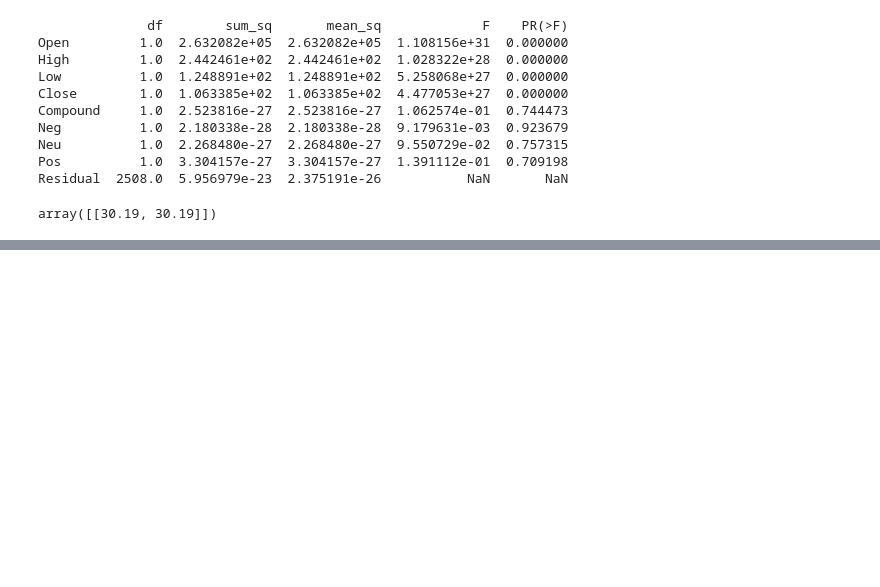
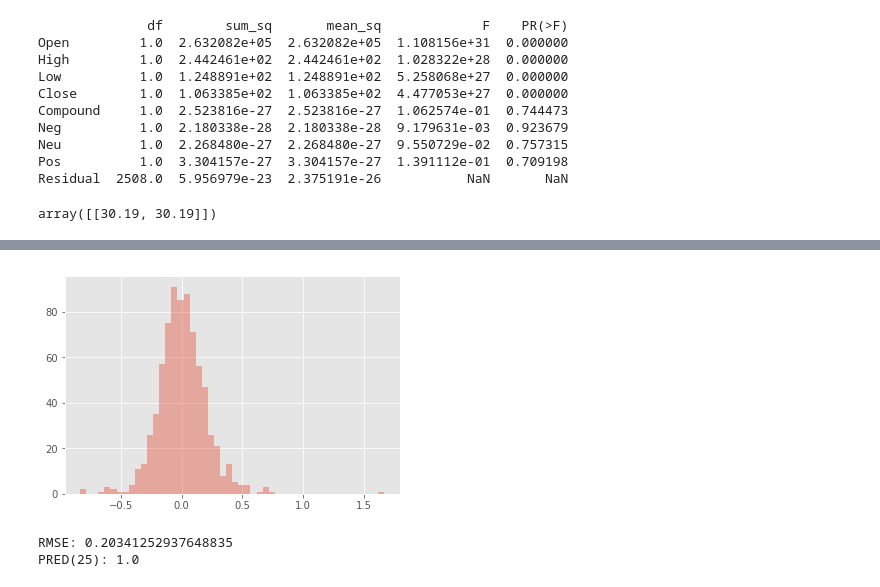
Before and after one commit to micattia/Capstone, a Jupyter notebook: 05_Exprimental_Test.ipynb, the cells around one changed output, grey strips where cells are left out. Drawn from its saved outputs; the diff is of its cells as text; code cells hidden in the pictures; blank space fills up the shorter version.

```diff
--- a/05_Exprimental_Test.ipynb
+++ b/05_Exprimental_Test.ipynb
@@ -177,0 +178,20 @@ Length: 756, dtype: float64
+# %%
+################################################################################
+# TEST 2
+# TESTING DIFFRENT PREDECTION - SIMPLE LINIER REGRESSION
+# REMOVE CLOSE COLUMN AS IT IS THE SAME VALUE AS ADJ_CLOSE
+# TEST SHOWS WHEN REMOVING THE ACCURACY WAS DECREASED
+# SPLITING THE DATA INTO TRAINING SET AND TEST SET
+# THEN BUILDONG THE MODEL BASED ON THE TRAINING SET
+################################################################################
+#from patsy import dmatrices
+#from sklearn.model_selection import train_test_split
+#import statsmodels.discrete.discrete_model as sm
+#import statsmodels.api as sm1
+
+train_set, test_set = train_test_split(dfMS, train_size=0.7, random_state=1)
+
+y_train, X_train = dmatrices('Adj_Close ~ Open + High + Low + Compound + Neg + Neu + Pos', train_set, return_type = 'dataframe')
+linier = sm1.OLS(y_train , X_train)
+linreg = linier.fit()
+linreg.summary()
@@ -177,0 +226,23 @@ Length: 756, dtype: float64
+# %%
+# PREDECTING THE TEST SET BASED ON THE SIMPLE LINEAR REGRESSION MODEL CREATED BY THE TRAINING SET
+y_test, X_test = dmatrices('Adj_Close ~ Open + High + Low + Compound + Neg + Neu + Pos', test_set, return_type = 'dataframe')
+pred = linreg.predict(X_test)
+#pred = model.get_prediction(test_df)
+# %%
+# EVALUATING THE MODEL
+# AND PLOT THE ERRORS
+errors = pred - test_set['Adj_Close']
+sns.distplot(errors,kde = False)
+plt.show()
+# %% [output]
+[figure, added]
+# %%
+import math
+rmse = math.sqrt((errors **2).sum()/len(test_set))
+rel_change = errors.abs() / test_set['Adj_Close']
+pred25 = (rel_change < 0.25).sum() / len(test_set)
+print("RMSE:", rmse)
+print("PRED(25):", pred25)
+# %% [output]
+RMSE: 0.20341252937648835
+PRED(25): 1.0
```
Also changed, not shown: parts of 8 cells of this notebook.
